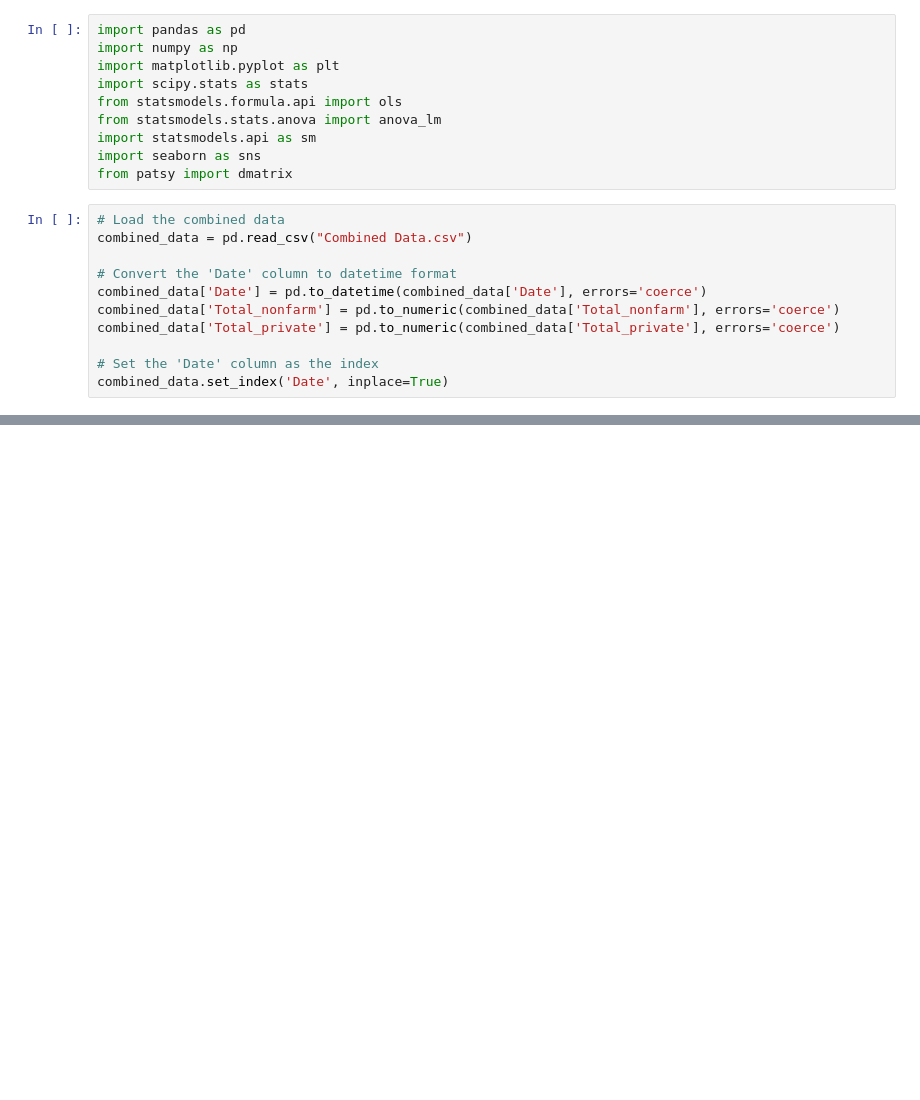
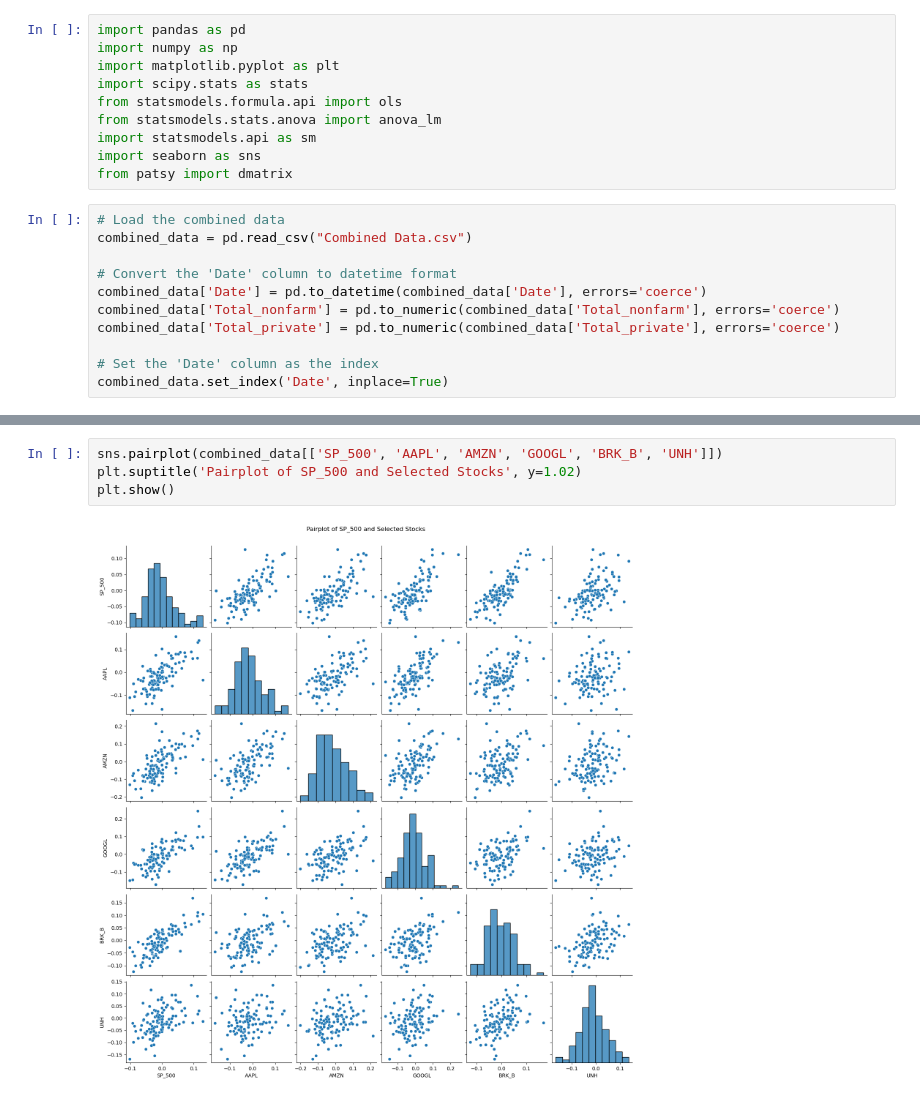
Before and after one commit to DaBelenlearner/Regression_Project, a Jupyter notebook: MLR.ipynb, the cells around one changed output, grey strips where cells are left out. Saved outputs shown, nothing was run; the diff lists cells and outputs as text; blank space fills up the shorter version.

```diff
--- a/MLR.ipynb
+++ b/MLR.ipynb
@@ -55,0 +107,6 @@ Residual                 89.0  0.028810  0.000324         NaN           NaN
+# %%
+sns.pairplot(combined_data[['SP_500', 'AAPL', 'AMZN', 'GOOGL', 'BRK_B', 'UNH']])
+plt.suptitle('Pairplot of SP_500 and Selected Stocks', y=1.02)
+plt.show()
+# %% [output]
+[figure, added]
```
Also changed, not shown: parts of 12 cells of this notebook.
